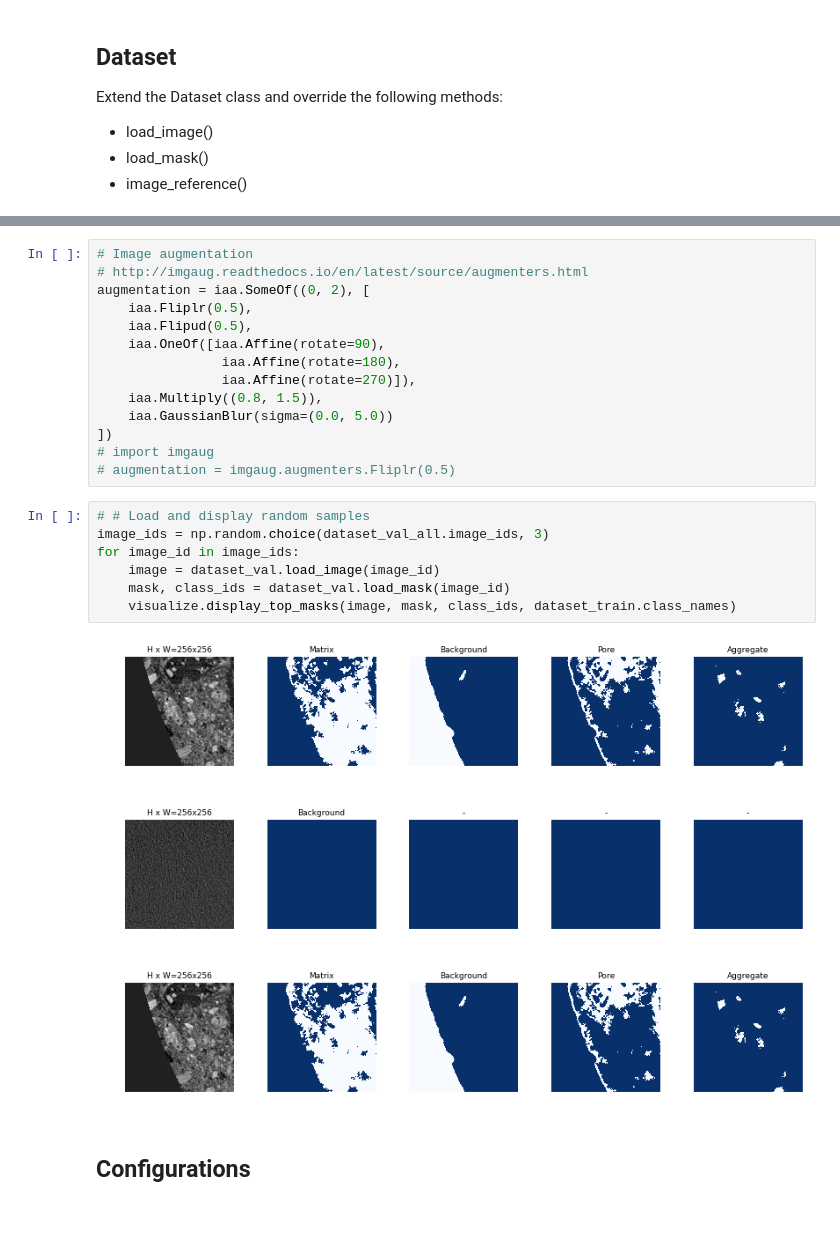
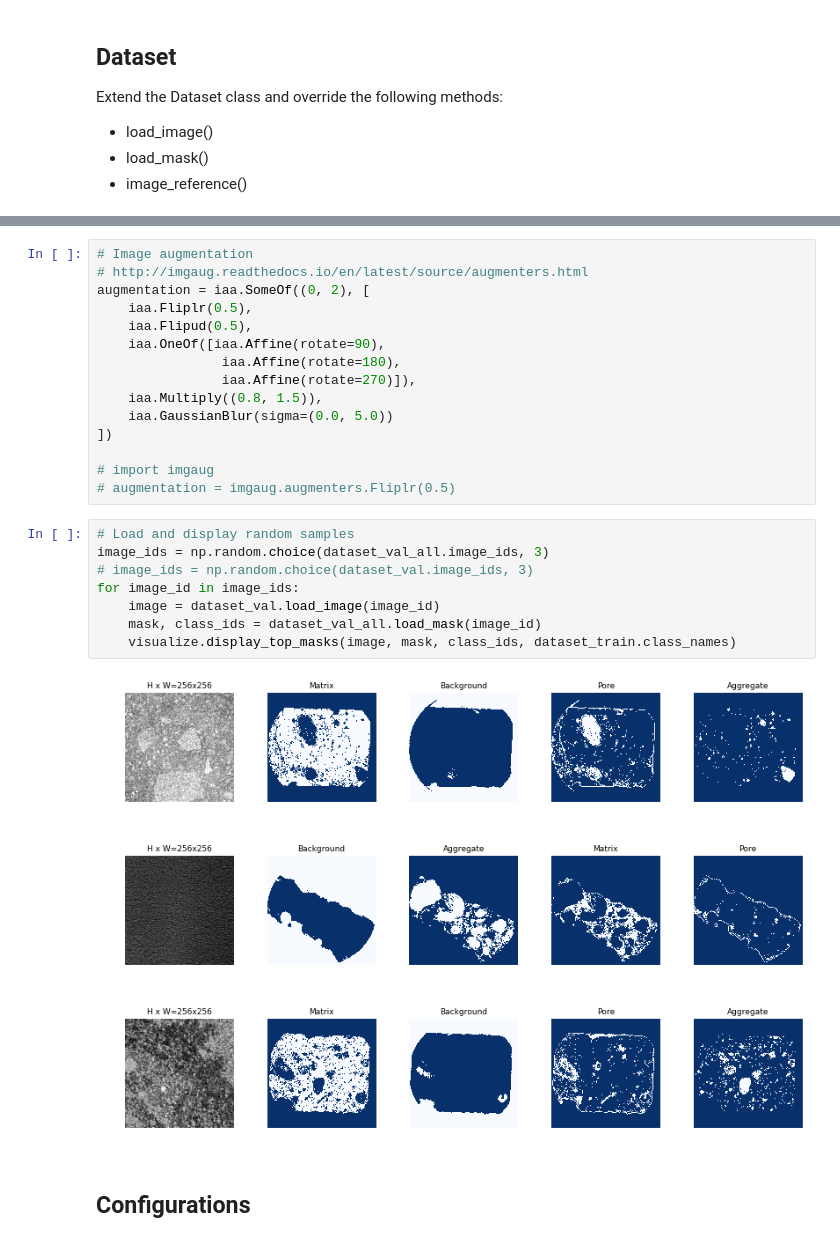
Before and after one commit to ychen1030/Mask_RCNN_concrete, a Jupyter notebook: train_concrete.ipynb, the cells around one changed output, grey strips where cells are left out. Cells and saved outputs as stored; diff of their text form.

```diff
--- a/train_concrete.ipynb
+++ b/train_concrete.ipynb
@@ -192,19 +154,21 @@ augmentation = iaa.SomeOf((0, 2), [
     iaa.Multiply((0.8, 1.5)),
     iaa.GaussianBlur(sigma=(0.0, 5.0))
 ])
+
 # import imgaug
 # augmentation = imgaug.augmenters.Fliplr(0.5)
 # %%
-# # Load and display random samples
+# Load and display random samples
 image_ids = np.random.choice(dataset_val_all.image_ids, 3)
+# image_ids = np.random.choice(dataset_val.image_ids, 3)
 for image_id in image_ids:
     image = dataset_val.load_image(image_id)
-    mask, class_ids = dataset_val.load_mask(image_id)
+    mask, class_ids = dataset_val_all.load_mask(image_id)
     visualize.display_top_masks(image, mask, class_ids, dataset_train.class_names)
 # %% [output]
-[figure, old version]
+[figure, new version]
-[figure, old version]
+[figure, new version]
-[figure, old version]
+[figure, new version]
 # %% [markdown]
 ## Configurations
 # %%
```
Also changed, not shown: parts of 16 cells of this notebook.
